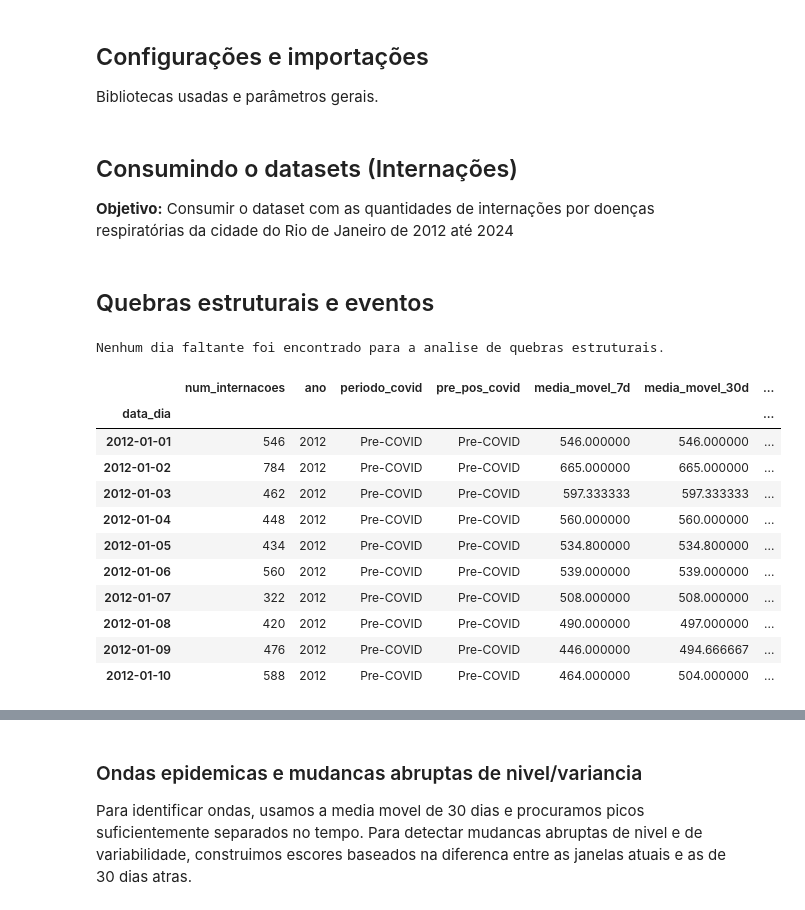
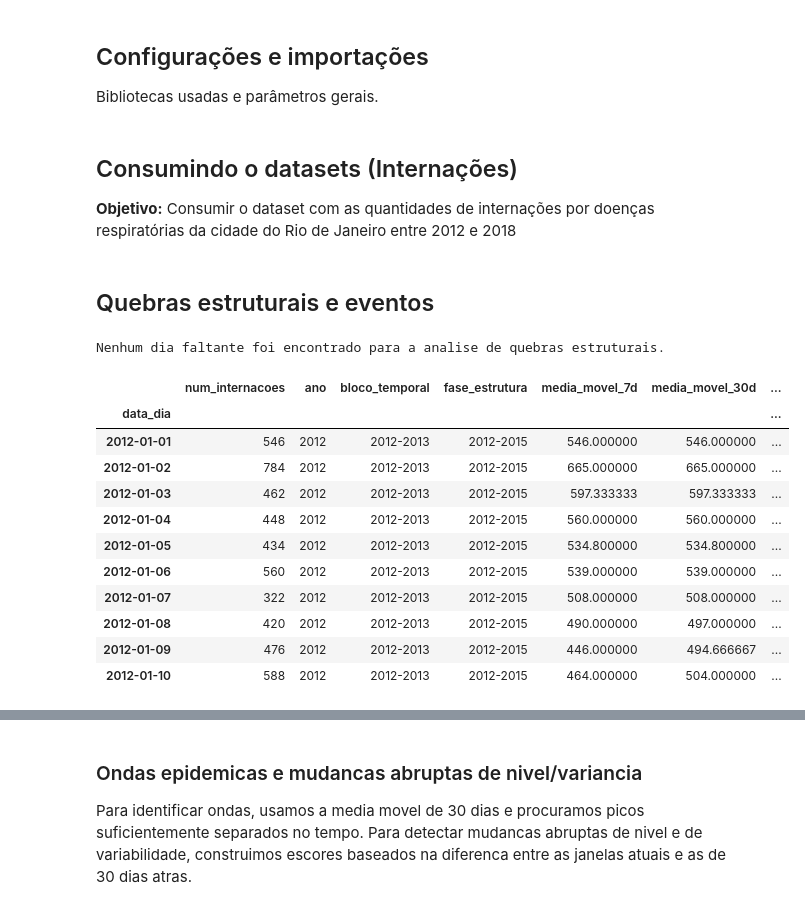
Before and after one commit to AILAB-CEFET-RJ/qualiar, a Jupyter notebook: Code/3 - EdaIntermediaryData/DataSus/5 - quebras_estruturais_eventos.ipynb, the cells around one changed output, grey strips where cells are left out. Drawn from its saved outputs; the diff is of its cells as text; code cells hidden in the pictures.

```diff
--- a/Code/3 - EdaIntermediaryData/DataSus/5 - quebras_estruturais_eventos.ipynb
+++ b/Code/3 - EdaIntermediaryData/DataSus/5 - quebras_estruturais_eventos.ipynb
@@ -26,12 +25,12 @@ import seaborn as sns
 from scipy.signal import find_peaks
 from scipy.stats import rankdata
 # %%
-def classificar_periodo_covid(data):
-    if data < pd.Timestamp("2020-01-01"):
-        return "Pre-COVID"
-    if data < pd.Timestamp("2022-01-01"):
-        return "COVID agudo"
-    return "Pos-COVID"
+def classificar_bloco_temporal(data):
+    if data < pd.Timestamp("2014-01-01"):
+        return "2012-2013"
+    if data < pd.Timestamp("2016-01-01"):
+        return "2014-2015"
+    return "2016-2018"
 
 
 def pettitt_test(serie):
@@ -86,7 +85,7 @@ def normalizar_z(serie):
 # %% [markdown]
 ## Consumindo o datasets (Internações)
 
-**Objetivo:** Consumir o dataset com as quantidades de internações por doenças respiratórias da cidade do Rio de Janeiro de 2012 até 2024
+**Objetivo:** Consumir o dataset com as quantidades de internações por doenças respiratórias da cidade do Rio de Janeiro entre 2012 e 2018
 # %%
 url_internacoes = "https://raw.githubusercontent.com/AILAB-CEFET-RJ/qualiar/refs/heads/Refactoring-And-Documentation/Data/IntermediaryData/DataSus/respiratory_hospitalization_time_series.csv"
 
@@ -97,50 +96,55 @@ df_serie = df_internacoes.copy()
 df_serie["data_dia"] = pd.to_datetime(df_serie["data_dia"], errors="coerce")
 
 df_serie = df_serie.sort_values("data_dia").reset_index(drop=True)
+df_serie = df_serie[(df_serie["data_dia"] >= pd.Timestamp("2012-01-01")) & (df_serie["data_dia"] <= pd.Timestamp("2018-12-31"))].copy()
 # %% [markdown]
 ## Quebras estruturais e eventos
 # %%
 serie_eventos = (
     df_serie[["data_dia", "num_internacoes"]]
     .drop_duplicates(subset="data_dia")
     .sort_values("data_dia")
     .set_index("data_dia")["num_internacoes"]
     .asfreq("D")
 )
 
 faltantes_eventos = int(serie_eventos.isna().sum())
 if faltantes_eventos > 0:
     print(f"Foram encontrados {faltantes_eventos} dias faltantes. A serie sera interpolada para a analise de quebras estruturais.")
     serie_eventos = serie_eventos.interpolate(method="time")
 else:
     print("Nenhum dia faltante foi encontrado para a analise de quebras estruturais.")
 
 df_eventos = pd.DataFrame(index=serie_eventos.index)
 df_eventos["num_internacoes"] = serie_eventos
 df_eventos["ano"] = df_eventos.index.year
-df_eventos["periodo_covid"] = pd.Categorical(
-    df_eventos.index.to_series().apply(classificar_periodo_covid),
-    categories=["Pre-COVID", "COVID agudo", "Pos-COVID"],
+df_eventos["bloco_temporal"] = pd.Categorical(
+    df_eventos.index.to_series().apply(classificar_bloco_temporal),
+    categories=["2012-2013", "2014-2015", "2016-2018"],
     ordered=True,
 )
-df_eventos["pre_pos_covid"] = np.where(df_eventos.index < pd.Timestamp("2020-03-01"), "Pre-COVID", "Pos-COVID")
+df_eventos["fase_estrutura"] = pd.Categorical(
+    np.where(df_eventos.index < pd.Timestamp("2016-01-01"), "2012-2015", "2016-2018"),
+    categories=["2012-2015", "2016-2018"],
+    ordered=True,
+)
 df_eventos["media_movel_7d"] = df_eventos["num_internacoes"].rolling(window=7, min_periods=1).mean()
 df_eventos["media_movel_30d"] = df_eventos["num_internacoes"].rolling(window=30, min_periods=1).mean()
 df_eventos["desvio_movel_30d"] = df_eventos["num_internacoes"].rolling(window=30, min_periods=10).std()
 
 display(df_eventos.head(10))
 # %% [output]
 Nenhum dia faltante foi encontrado para a analise de quebras estruturais.
-|  | num_internacoes | ano | periodo_covid | pre_pos_covid | media_movel_7d | media_movel_30d | ... |
+|  | num_internacoes | ano | bloco_temporal | fase_estrutura | media_movel_7d | media_movel_30d | ... |
 | data_dia |  |  |  |  |  |  | ... |
-| 2012-01-01 | 546 | 2012 | Pre-COVID | Pre-COVID | 546.000000 | 546.000000 | ... |
-| 2012-01-02 | 784 | 2012 | Pre-COVID | Pre-COVID | 665.000000 | 665.000000 | ... |
-| 2012-01-03 | 462 | 2012 | Pre-COVID | Pre-COVID | 597.333333 | 597.333333 | ... |
-| 2012-01-04 | 448 | 2012 | Pre-COVID | Pre-COVID | 560.000000 | 560.000000 | ... |
-| 2012-01-05 | 434 | 2012 | Pre-COVID | Pre-COVID | 534.800000 | 534.800000 | ... |
-| 2012-01-06 | 560 | 2012 | Pre-COVID | Pre-COVID | 539.000000 | 539.000000 | ... |
-| 2012-01-07 | 322 | 2012 | Pre-COVID | Pre-COVID | 508.000000 | 508.000000 | ... |
-| 2012-01-08 | 420 | 2012 | Pre-COVID | Pre-COVID | 490.000000 | 497.000000 | ... |
-| 2012-01-09 | 476 | 2012 | Pre-COVID | Pre-COVID | 446.000000 | 494.666667 | ... |
-| 2012-01-10 | 588 | 2012 | Pre-COVID | Pre-COVID | 464.000000 | 504.000000 | ... |
+| 2012-01-01 | 546 | 2012 | 2012-2013 | 2012-2015 | 546.000000 | 546.000000 | ... |
+| 2012-01-02 | 784 | 2012 | 2012-2013 | 2012-2015 | 665.000000 | 665.000000 | ... |
+| 2012-01-03 | 462 | 2012 | 2012-2013 | 2012-2015 | 597.333333 | 597.333333 | ... |
+| 2012-01-04 | 448 | 2012 | 2012-2013 | 2012-2015 | 560.000000 | 560.000000 | ... |
+| 2012-01-05 | 434 | 2012 | 2012-2013 | 2012-2015 | 534.800000 | 534.800000 | ... |
+| 2012-01-06 | 560 | 2012 | 2012-2013 | 2012-2015 | 539.000000 | 539.000000 | ... |
+| 2012-01-07 | 322 | 2012 | 2012-2013 | 2012-2015 | 508.000000 | 508.000000 | ... |
+| 2012-01-08 | 420 | 2012 | 2012-2013 | 2012-2015 | 490.000000 | 497.000000 | ... |
+| 2012-01-09 | 476 | 2012 | 2012-2013 | 2012-2015 | 446.000000 | 494.666667 | ... |
+| 2012-01-10 | 588 | 2012 | 2012-2013 | 2012-2015 | 464.000000 | 504.000000 | ... |
 # %% [markdown]
```
Also changed, not shown: parts of 6 cells of this notebook, 7 other files.
